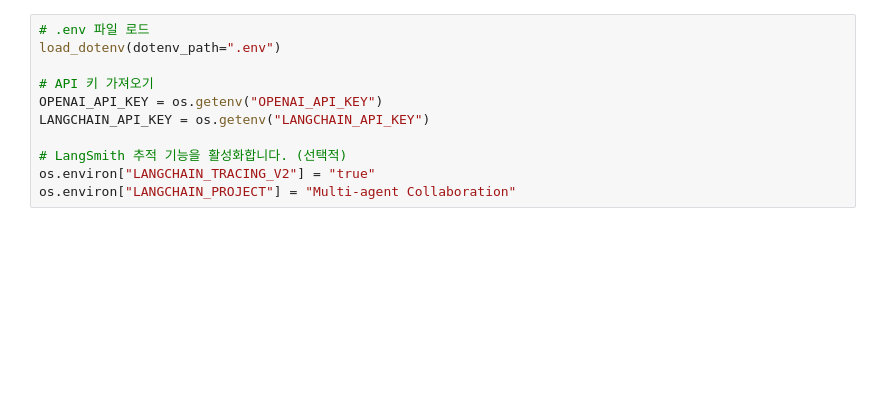
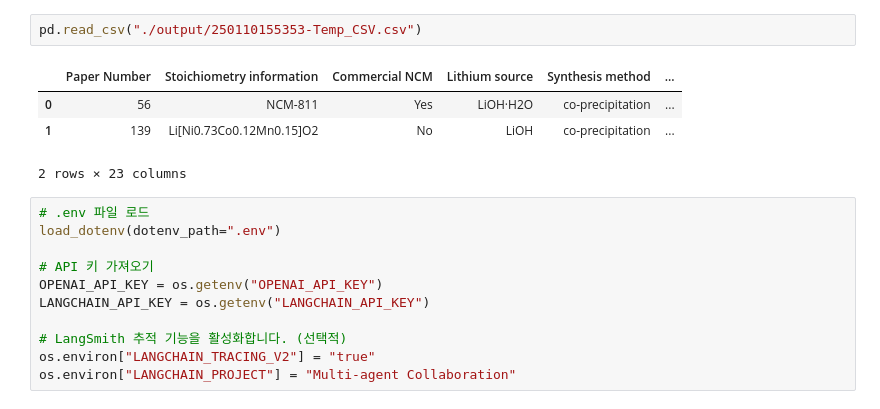
Before and after one commit to AIFFEL-VOLTAI/VOLTAI, a Jupyter notebook: main.ipynb, the cells around one changed output. Saved outputs shown, nothing was run; the diff lists cells and outputs as text; blank space fills up the shorter version.

```diff
--- a/main.ipynb
+++ b/main.ipynb
@@ -8,3 +22,10 @@ from graph import DataExtractor
+# %%
+pd.read_csv("./output/250110155353-Temp_CSV.csv")
+# %% [output]
+|  | Paper Number | Stoichiometry information | Commercial NCM | Lithium source | Synthesis method | ... |
+| 0 | 56 | NCM-811 | Yes | LiOH·H2O | co-precipitation | ... |
+| 1 | 139 | Li[Ni0.73Co0.12Mn0.15]O2 | No | LiOH | co-precipitation | ... |
+2 rows × 23 columns
 # %%
 # .env 파일 로드
 load_dotenv(dotenv_path=".env")
```
Also changed, not shown: parts of 13 cells of this notebook.
